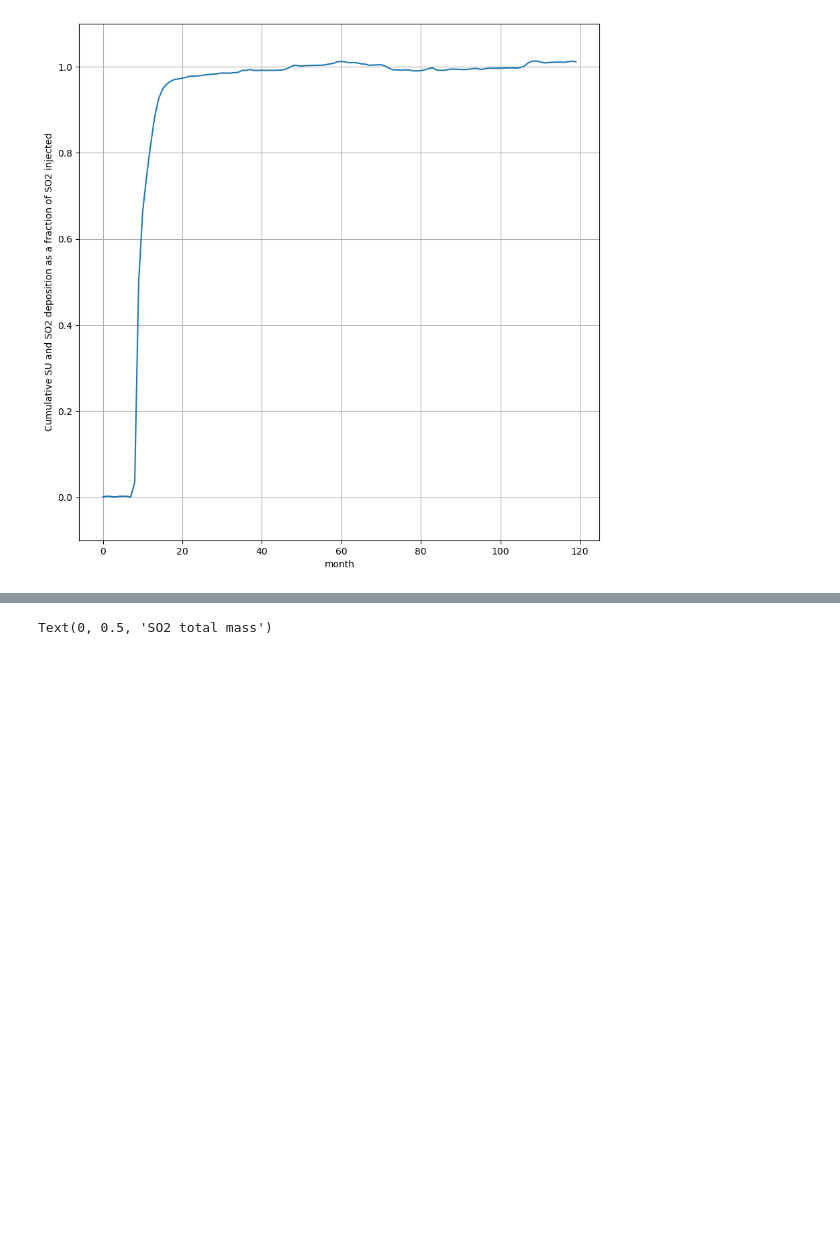
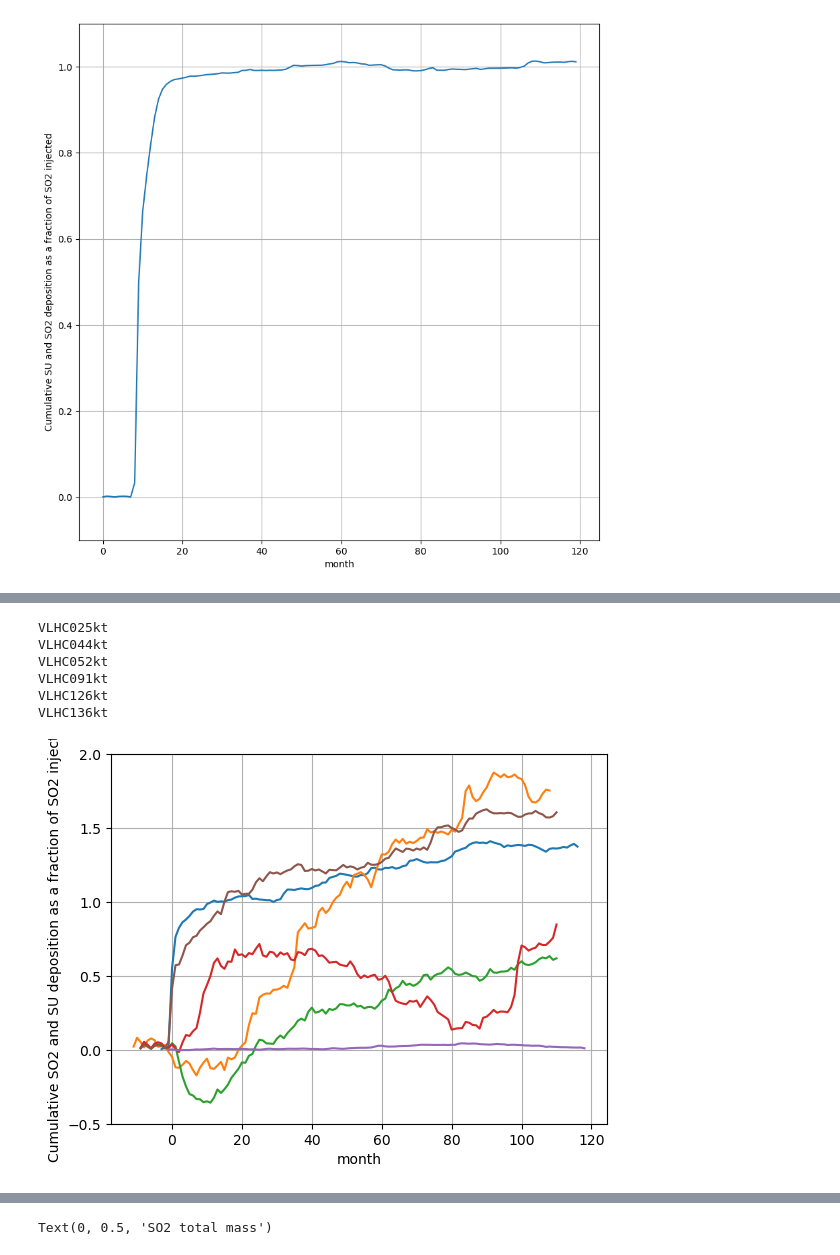
Before and after one commit to malcolmmaas/volcano, a Jupyter notebook: plotting.ipynb, the cells around one changed output, grey strips where cells are left out. Drawn from its saved outputs; the diff is of its cells as text; code cells hidden in the pictures; blank space fills up the shorter version.

```diff
--- a/plotting.ipynb
+++ b/plotting.ipynb
@@ -517,0 +424,73 @@ ax.set_ylim(0, 250)
+# %%
+# su_tm_control_10yr = [su_tm_control_avg]*10
+# su_tm_control_10yr = np.array(su_tm_control_10yr).flatten()
+
+# pick the anomalous ones - red, brown, orange, etc - investigate
+weird = [
+    'VLHC025kt',
+    'VLHC044kt',
+    'VLHC052kt',
+    'VLHC091kt',
+    'VLHC126kt',
+    'VLHC136kt',
+]
+
+import pandas as pd
+df = pd.read_csv('parameters.txt', delim_whitespace=True)
+
+def julian_to_month(julian_day):
+    months = [
+        (1, 31), (2, 28), (3, 31), (4, 30), (5, 31), (6, 30),
+        (7, 31), (8, 31), (9, 30), (10, 31), (11, 30), (12, 31)
+    ]
+
+    for month, days in months:
+        if julian_day <= days:
+            return month
+        julian_day -= days
+
+df['month'] = list(map(lambda x: julian_to_month(x), df['julday']))
+
+# su_dep_control_10yr = [su_dep_control_avg]*10
+# su_dep_control_10yr = np.array(su_dep_control_10yr).flatten()
+
+# so2_dep_control_10yr = [so2_dep_control_avg]*10
+# so2_dep_control_10yr = np.array(so2_dep_control_10yr).flatten()
+
+for modelrun in range(1,141):
+    run = 'VLHC'+str(modelrun).zfill(3)+'kt'
+    if run in weird:
+        print(run)
+        test = netCDF4.Dataset('timeseries/'+run+'/MON.taij'+run+'.nc')
+
+        test_su_dep = sum([test[v][:] for v in su_dep_vars])-su_dep_control_10yr
+        test_su_dep = test_su_dep*flux_to_tg/su_mmass
+
+        test_so2_dep = sum([test[v][:] for v in so2_dep_vars])-so2_dep_control_10yr
+        test_so2_dep = test_so2_dep*flux_to_tg/so2_mmass
+
+        test_h2so4_dep = sum([test[v][:] for v in h2so4_dep_vars])-h2so4_dep_control_10yr
+        test_h2so4_dep = test_h2so4_dep*flux_to_tg/h2so4_mmass
+
+    #     test_dep = test_so2_dep
+        test_dep = test_su_dep + test_so2_dep + test_h2so4_dep
+
+        cum_test_dep = np.cumsum(test_dep)
+        proportion = cum_test_dep/(df.loc[run]['SO2']/so2_mmass)
+
+        plt.plot(list(range(len(proportion)))-df.loc[run]['month'], proportion)
+
+plt.ylabel('Cumulative SO2 and SU deposition as a fraction of SO2 injected')
+plt.xlabel('month')
+# plt.ylim(-.1,1.5)
+plt.ylim(-.5,2)
+plt.grid(True)
+# plt.plot(su_dep_control_10yr)
+# %% [output]
+VLHC025kt
+VLHC044kt
+VLHC052kt
+VLHC091kt
+VLHC126kt
+VLHC136kt
+[figure, added]
```
Also changed, not shown: parts of 14 cells of this notebook.
